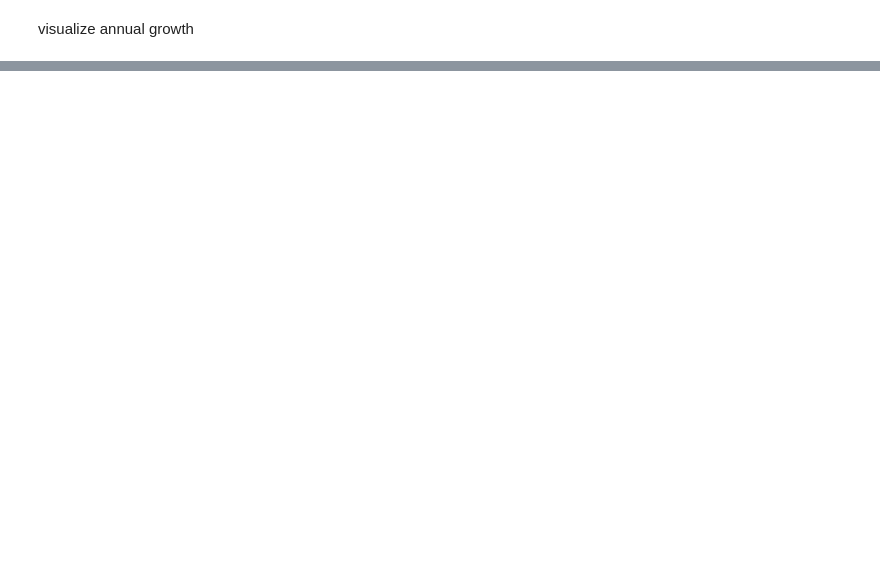
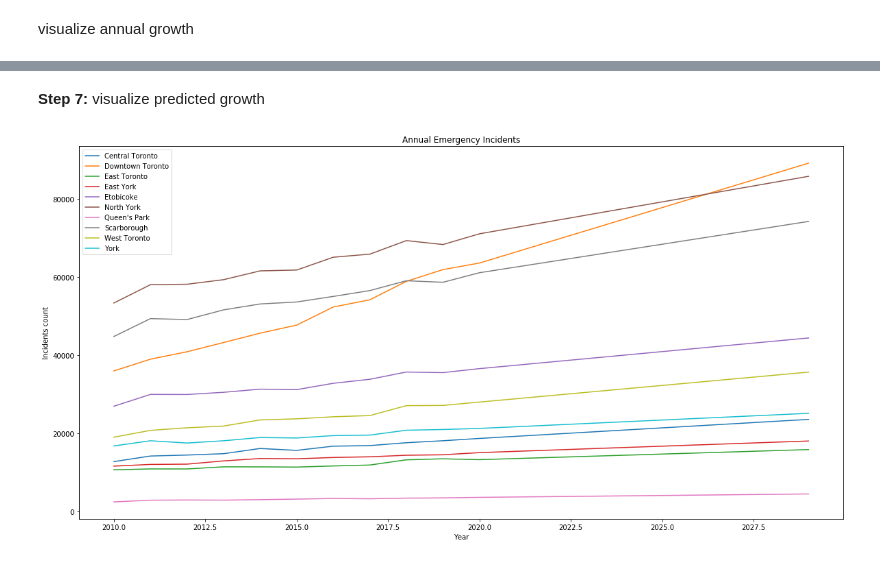
Before and after one commit to mukonin/Coursera_Capstone, a Jupyter notebook: Emergency Facilities Prediction.ipynb, the cells around one changed output, grey strips where cells are left out. Saved outputs shown, nothing was run; the diff lists cells and outputs as text; code cells hidden in the pictures; blank space fills up the shorter version.

Commit message:
full notebook
added foursquare data utilization
added growth prediction
added visualization

```diff
--- a/Emergency Facilities Prediction.ipynb
+++ b/Emergency Facilities Prediction.ipynb
@@ -274,0 +252,20 @@ tor_map
+# %%
+regressions = []
+
+for index, row in data_df.iterrows():
+    y = np.array([*row[3:13]]).reshape(-1, 1)
+    x = np.array([*range(2010, 2020)]).reshape(-1, 1)
+    lr = LinearRegression()
+    lr.fit(x, y)
+    regressions.append(lr)
+# %%
+for year in range(2020, 2030):
+    predict = []
+    for lr in regressions:
+        pr_ar = lr.predict([[year]])
+        pr_val = pr_ar[0][0]
+        val = round(pr_val, 1)
+        predict.append(val)
+    data_df[str(year)] = predict
+# %%
+data_df.drop([str(el) for el in range(2020, 2030)], axis = 1, inplace = True)
@@ -274,0 +289,19 @@ tor_map
+# %% [markdown]
+**Step 7:** visualize predicted growth
+# %%
+pr_years = [*range(2010, 2030)]
+# %%
+fig, ax = plt.subplots()
+
+fig.set_figheight(10)
+fig.set_figwidth(20)
+
+for index, row in data_df.iterrows():
+    ax.plot(pr_years, [*row[3:23]], label = row['Borough'])
+
+ax.set(xlabel='Year', ylabel='Incidents count', title='Annual Emergency Incidents')
+plt.legend()
+
+plt.show()
+# %% [output]
+[figure, added]
```
Also changed, not shown: parts of 47 cells of this notebook.
